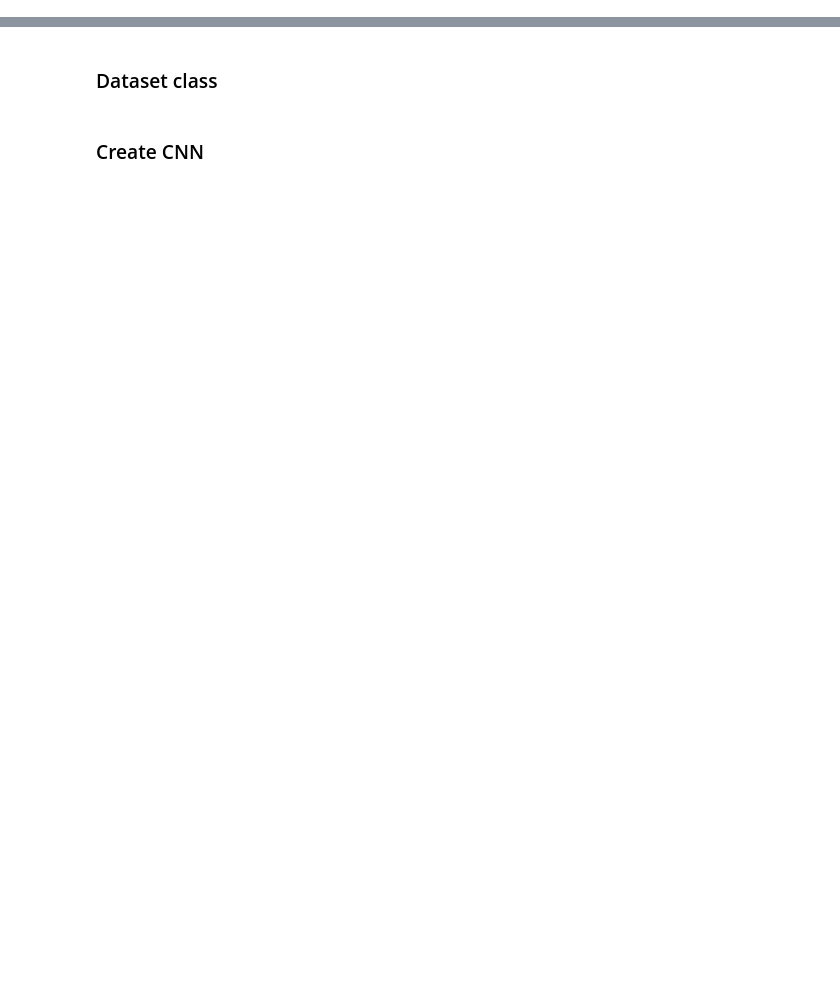
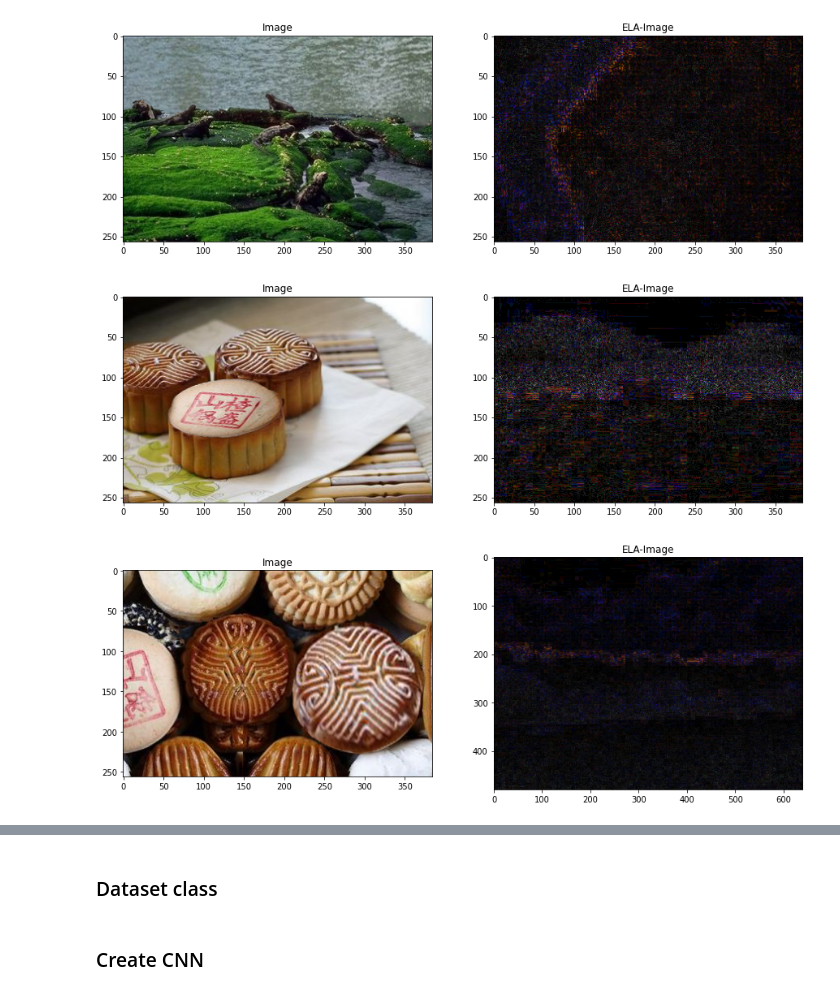
Before and after one commit to olihofmann/cas-aml, a Jupyter notebook: image-forgery-detection/forgery-detection-cnn.ipynb, the cells around one changed output, grey strips where cells are left out. Drawn from its saved outputs; the diff is of its cells as text; code cells hidden in the pictures; blank space fills up the shorter version.

```diff
--- a/image-forgery-detection/forgery-detection-cnn.ipynb
+++ b/image-forgery-detection/forgery-detection-cnn.ipynb
@@ -8,0 +62,19 @@ from torch.functional import F
+# %%
+dir_tampered = "./data/CASIA2/Tp/"
+dir_tampered_ela = "./data/CASIA2/Tp-ela/"
+# %%
+images_tampered = sorted(glob.glob(os.path.join(dir_tampered, "*")))
+images_tampered_ela = sorted(glob.glob(os.path.join(dir_tampered_ela, "*")))
+
+images_tampered_sample = images_tampered[:NUMBER_OF_SAMPLES]
+images_tampered_ela_sample = images_tampered_ela[:NUMBER_OF_SAMPLES]
+# %%
+for i in range(NUMBER_OF_SAMPLES):
+    plot_images(
+         [images_tampered_sample[i], images_tampered_ela_sample[i]],
+         ["Image", "ELA-Image"]
+    )
+# %% [output]
+[figure, added]
+[figure, added]
+[figure, added]
```
Also changed, not shown: parts of 31 cells of this notebook.
